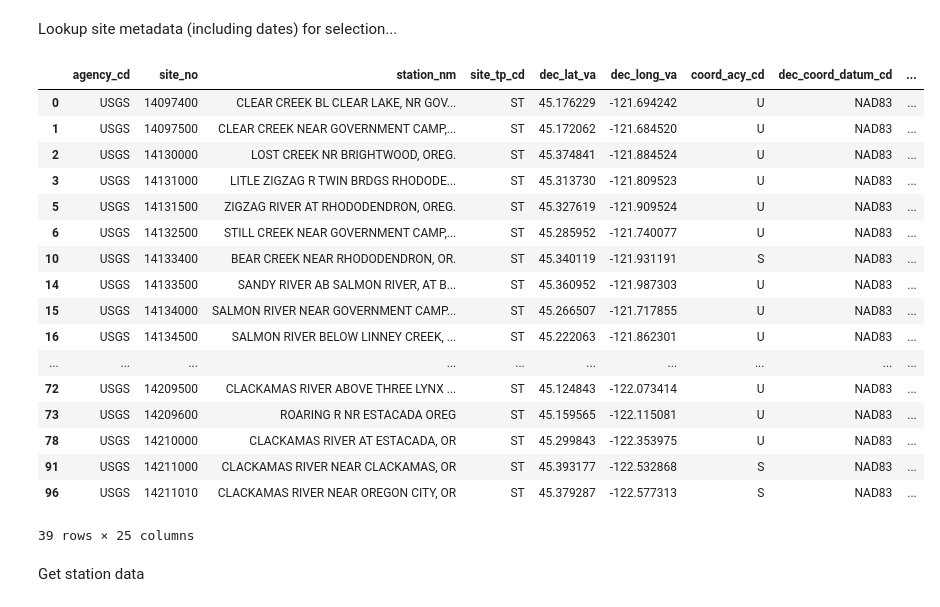
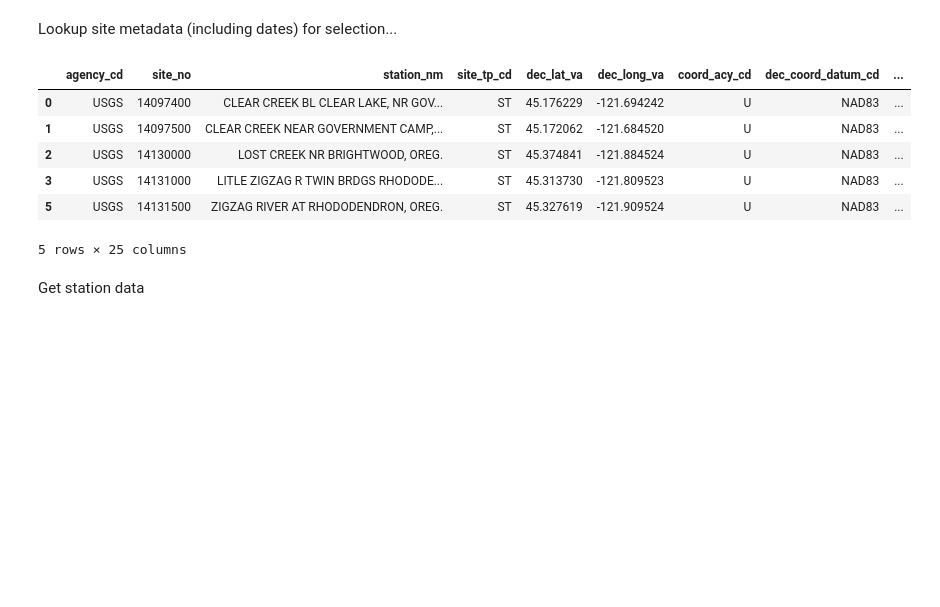
Before and after one commit to waterhackweek/whw2020_snowgw, a Jupyter notebook: mashup_spatial_snowGW.ipynb, the cells around one changed output. Cells and saved outputs as stored; diff of their text form; code cells hidden in the pictures; blank space fills up the shorter version.

```diff
--- a/mashup_spatial_snowGW.ipynb
+++ b/mashup_spatial_snowGW.ipynb
@@ -480,26 +480,15 @@ Lookup site metadata (including dates) for selection...
 nwis = hd.NWIS()
 # %%
 sb_stations_info_df = nwis.get_info(nwis.query_bybox(tuple(sb_bbox.total_bounds)))
-sb_stations_info_df
+sb_stations_info_df.head()
 # %% [output]
 |  | agency_cd | site_no | station_nm | site_tp_cd | dec_lat_va | dec_long_va | coord_acy_cd | dec_coord_datum_cd | ... |
 | 0 | USGS | 14097400 | CLEAR CREEK BL CLEAR LAKE, NR GOV... | ST | 45.176229 | -121.694242 | U | NAD83 | ... |
 | 1 | USGS | 14097500 | CLEAR CREEK NEAR GOVERNMENT CAMP,... | ST | 45.172062 | -121.684520 | U | NAD83 | ... |
 | 2 | USGS | 14130000 | LOST CREEK NR BRIGHTWOOD, OREG. | ST | 45.374841 | -121.884524 | U | NAD83 | ... |
 | 3 | USGS | 14131000 | LITLE ZIGZAG R TWIN BRDGS RHODODE... | ST | 45.313730 | -121.809523 | U | NAD83 | ... |
 | 5 | USGS | 14131500 | ZIGZAG RIVER AT RHODODENDRON, OREG. | ST | 45.327619 | -121.909524 | U | NAD83 | ... |
-| 6 | USGS | 14132500 | STILL CREEK NEAR GOVERNMENT CAMP,... | ST | 45.285952 | -121.740077 | U | NAD83 | ... |
-| 10 | USGS | 14133400 | BEAR CREEK NEAR RHODODENDRON, OR. | ST | 45.340119 | -121.931191 | S | NAD83 | ... |
-| 14 | USGS | 14133500 | SANDY RIVER AB SALMON RIVER, AT B... | ST | 45.360952 | -121.987303 | U | NAD83 | ... |
-| 15 | USGS | 14134000 | SALMON RIVER NEAR GOVERNMENT CAMP... | ST | 45.266507 | -121.717855 | U | NAD83 | ... |
-| 16 | USGS | 14134500 | SALMON RIVER BELOW LINNEY CREEK, ... | ST | 45.222063 | -121.862301 | U | NAD83 | ... |
-| ... | ... | ... | ... | ... | ... | ... | ... | ... | ... |
-| 72 | USGS | 14209500 | CLACKAMAS RIVER ABOVE THREE LYNX ... | ST | 45.124843 | -122.073414 | U | NAD83 | ... |
-| 73 | USGS | 14209600 | ROARING R NR ESTACADA OREG | ST | 45.159565 | -122.115081 | U | NAD83 | ... |
-| 78 | USGS | 14210000 | CLACKAMAS RIVER AT ESTACADA, OR | ST | 45.299843 | -122.353975 | U | NAD83 | ... |
-| 91 | USGS | 14211000 | CLACKAMAS RIVER NEAR CLACKAMAS, OR | ST | 45.393177 | -122.532868 | S | NAD83 | ... |
-| 96 | USGS | 14211010 | CLACKAMAS RIVER NEAR OREGON CITY, OR | ST | 45.379287 | -122.577313 | S | NAD83 | ... |
-39 rows × 25 columns
+5 rows × 25 columns
 # %% [markdown]
 Get station data
 # %%
```
Also changed, not shown: parts of 2 cells of this notebook, 1 other file.
